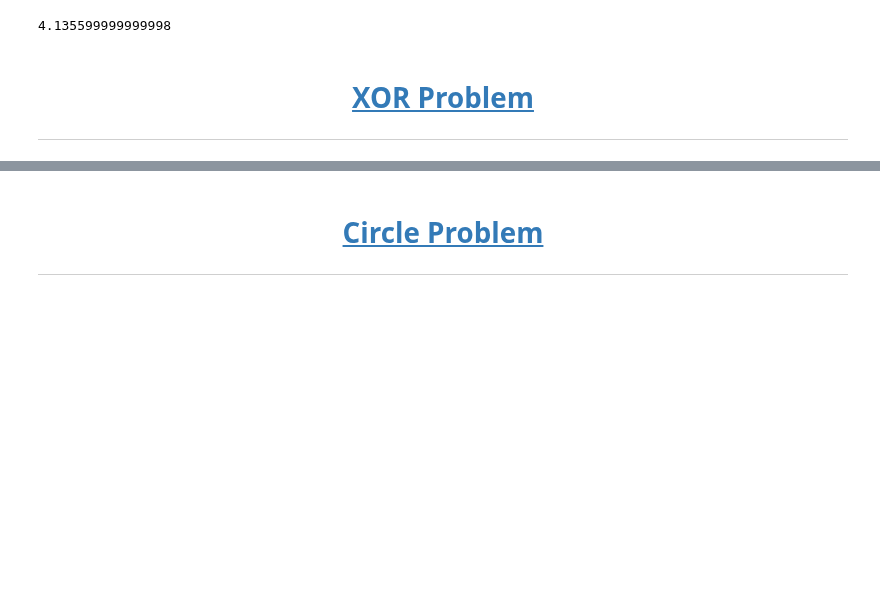
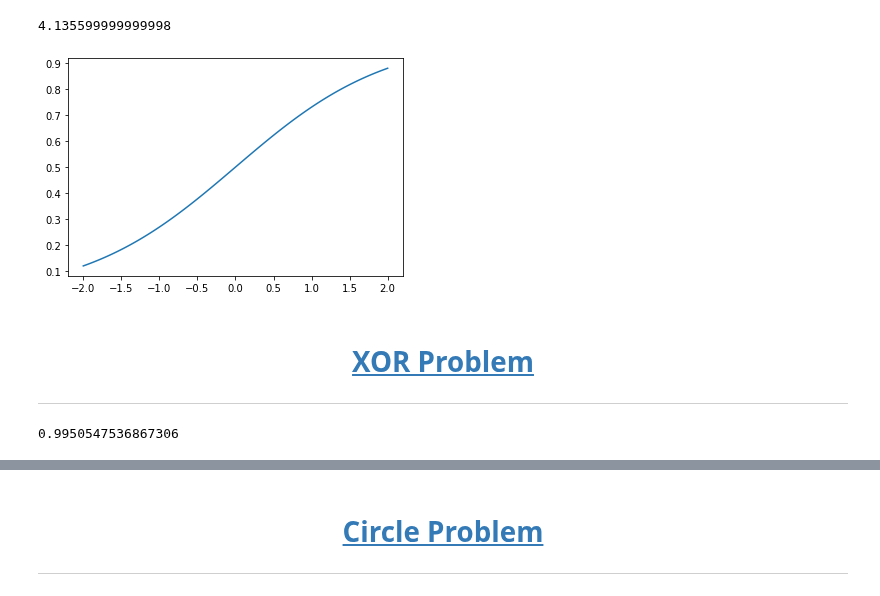
Before and after one commit to knpatel2/ai-webdev, a Jupyter notebook: lessons/lesson-01/lesson-01.snsie.ipynb, the cells around one changed output, grey strips where cells are left out. Saved outputs shown, nothing was run; the diff lists cells and outputs as text; code cells hidden in the pictures; blank space fills up the shorter version.

```diff
--- a/lessons/lesson-01/lesson-01.snsie.ipynb
+++ b/lessons/lesson-01/lesson-01.snsie.ipynb
@@ -130,5 +130,12 @@ def getNetOut(input=[3,3]):
 getNetOut()
 # %% [output]
 4.135599999999998
+# %%
+# create the sigmoid activation function
+def sigmoid(x):
+  return 1/(1+np.exp(-x))
 # %%
-# create the sigmoid activation function
+# plot the sigmoid activation function
+plotFn(sigmoid)
+# %% [output]
+[figure, added]
@@ -138,4 +143,12 @@ getNetOut()
 # <center><a href='https://playground.tensorflow.org/#activation=linear&batchSize=10&dataset=xor&regDataset=reg-plane&learningRate=0.03&regularizationRate=0&noise=0&networkShape=8&seed=0.44328&showTestData=false&discretize=false&percTrainData=50&x=true&y=true&xTimesY=false&xSquared=false&ySquared=false&cosX=false&sinX=false&cosY=false&sinY=false&collectStats=false&problem=classification&initZero=false&hideText=false'>XOR Problem</a></center>
 
 ---
+# %%
+# create the tanh activation function
+def tanh(x):
+  return (np.exp(x)-np.exp(-x))/(np.exp(x)+np.exp(-x))
+
+tanh(3)
+# %% [output]
+0.9950547536867306
 # %%
```
Also changed, not shown: parts of 6 cells of this notebook.
